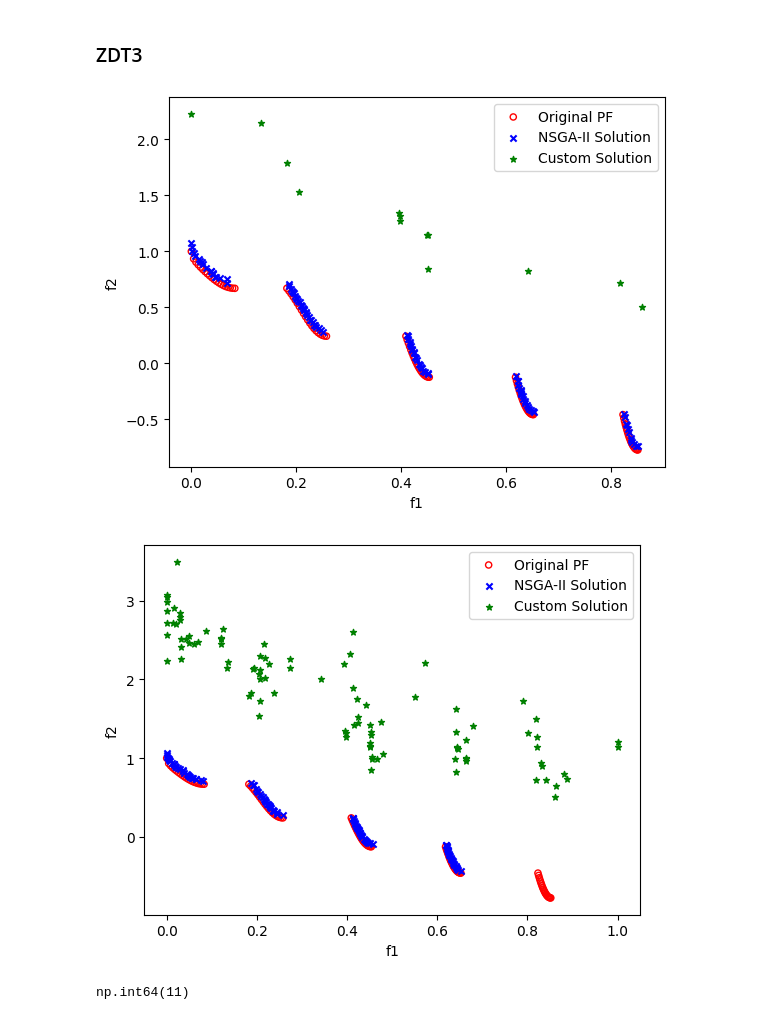
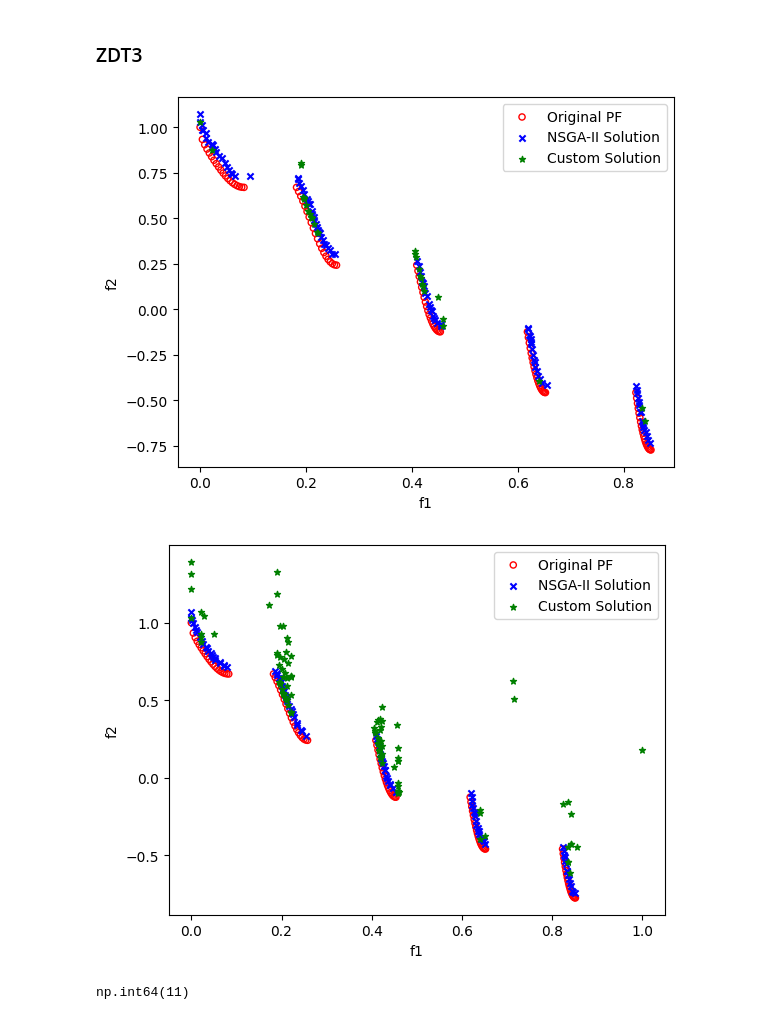
Before and after one commit to pintamonas4575/BIOCOMP-project-MAADM-UPM, a Jupyter notebook: MOO-ZDT1.ipynb, the cells around one changed output. Cells and saved outputs as stored; diff of their text form; code cells hidden in the pictures.

```diff
--- a/MOO-ZDT1.ipynb
+++ b/MOO-ZDT1.ipynb
@@ -416,20 +457,22 @@ plt.plot(final_population[:, 0], final_population[:, 1], color='green', label='C
 # %%
 # Load a test problem from pymoo
 problem = get_problem("zdt3")
 
 # Create and run the evolutionary algorithm
-ea = SoftMajo(problem, population_size=100, generations=100, crossover_method="sbx", mutation_method="pm")
+ea = SoftMajo(problem, p_cross=0.8, p_mut=0.01, population_size=100, generations=100,
+              crossover_method="sbx", mutation_method="pm", selection_method="tournament_by_rank_and_crowding",
+              selection_approach="pareto_front")
 final_population, final_fitness = ea.evolve()
 
 # Calculate Pareto front from the evolutionary algorithm results
 pareto_population, pareto_fitness = ea.calculate_pareto_front(final_population, final_fitness)
 
 # Plot the results
 plot_comparison(pareto_fitness, problem, with_nsga2=True)
 plot_comparison(final_fitness, problem, with_nsga2=True)
 # %% [output]
-[figure, old version]
+[figure, new version]
-[figure, old version]
+[figure, new version]
 # %%
 unique_rows, counts = np.unique(genetic_algorithm.population, axis=0, return_counts=True)
 
```
Also changed, not shown: parts of 4 cells of this notebook.
